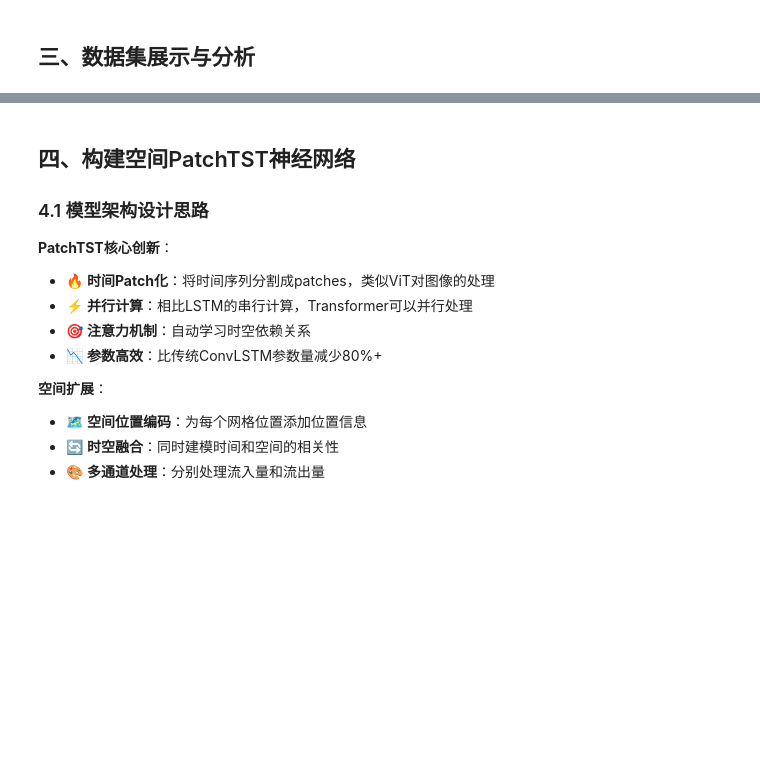
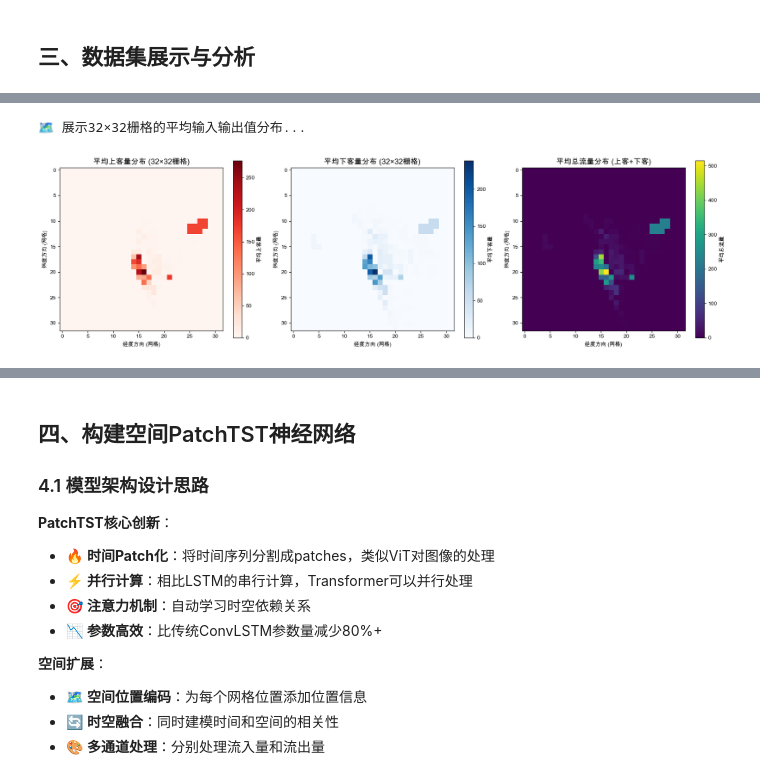
Before and after one commit to arkin-developer/notebooks, a Jupyter notebook: spatiotemporal-forecasting/spatiotemporal-forecasting.ipynb, the cells around one changed output, grey strips where cells are left out. Cells and saved outputs as stored; diff of their text form; code cells hidden in the pictures; blank space fills up the shorter version.

```diff
--- a/spatiotemporal-forecasting/spatiotemporal-forecasting.ipynb
+++ b/spatiotemporal-forecasting/spatiotemporal-forecasting.ipynb
@@ -338,0 +630,79 @@ print("\n🎉 数据下载完成！")
+# %%
+# 如果存在32x32栅格数据，展示平均输入输出值的空间分布
+grid_32x32_paths = [
+    os.path.join("./data", "nyc_taxi_grid_32x32.npz"),
+    os.path.join("./spatiotemporal-forecasting/data", "nyc_taxi_grid_32x32.npz")
+]
+
+grid_32x32_path = None
+for path in grid_32x32_paths:
+    if os.path.exists(path):
+        grid_32x32_path = path
+        break
+
+if grid_32x32_path:
+    print("🗺️ 展示32×32栅格的平均输入输出值分布...")
+
+    # 加载32x32栅格数据
+    grid_data = np.load(grid_32x32_path, allow_pickle=True)
+    grid_array = grid_data['data']  # [T, 2, 32, 32]
+    grid_info_32x32 = grid_data['grid_info'].item()
+
+    # 计算平均输入输出值
+    avg_pickup = np.mean(grid_array[:, 0, :, :], axis=0)  # 平均上客量 [32, 32]
+    avg_dropoff = np.mean(grid_array[:, 1, :, :], axis=0)  # 平均下客量 [32, 32]
+
+    # 创建可视化
+    fig, axes = plt.subplots(1, 3, figsize=(18, 5))
+
+    # 上客量热力图
+    im1 = axes[0].imshow(avg_pickup, cmap='Reds', aspect='equal')
+    axes[0].set_title('平均上客量分布 (32×32栅格)', fontsize=14, fontweight='bold')
+    axes[0].set_xlabel('经度方向 (网格)')
+    axes[0].set_ylabel('纬度方向 (网格)')
+    plt.colorbar(im1, ax=axes[0], label='平均上客量')
+
+    # 下客量热力图
+    im2 = axes[1].imshow(avg_dropoff, cmap='Blues', aspect='equal')
+    axes[1].set_title('平均下客量分布 (32×32栅格)', fontsize=14, fontweight='bold')
+    axes[1].set_xlabel('经度方向 (网格)')
+    axes[1].set_ylabel('纬度方向 (网格)')
+    plt.colorbar(im2, ax=axes[1], label='平均下客量')
+
+    # 总流量热力图 (上客+下客)
+    total_flow = avg_pickup + avg_dropoff
+    im3 = axes[2].imshow(total_flow, cmap='viridis', aspect='equal')
+    axes[2].set_title('平均总流量分布 (上客+下客)', fontsize=14, fontweight='bold')
+    axes[2].set_xlabel('经度方向 (网格)')
+    axes[2].set_ylabel('纬度方向 (网格)')
+    plt.colorbar(im3, ax=axes[2], label='平均总流量')
+
+    plt.tight_layout()
+    plt.show()
+
+    # 统计信息
+    print(f"\n📈 32×32栅格统计信息:")
+    print(f"   • 上客量: 平均={avg_pickup.mean():.2f}, 最大={avg_pickup.max():.2f}, 最小={avg_pickup.min():.2f}")
+    print(f"   • 下客量: 平均={avg_dropoff.mean():.2f}, 最大={avg_dropoff.max():.2f}, 最小={avg_dropoff.min():.2f}")
+    print(f"   • 总流量: 平均={total_flow.mean():.2f}, 最大={total_flow.max():.2f}, 最小={total_flow.min():.2f}")
+
+    # 找出热点区域 (前5个最高流量的网格)
+    flat_total = total_flow.flatten()
+    top5_indices = np.argsort(flat_total)[-5:][::-1]
+    top5_coords = [(idx // 32, idx % 32) for idx in top5_indices]
+
+    print(f"\n🔥 流量热点区域 (前5名):")
+    for i, (y, x) in enumerate(top5_coords):
+        pickup_val = avg_pickup[y, x]
+        dropoff_val = avg_dropoff[y, x]
+        total_val = total_flow[y, x]
+        print(f"   {i+1}. 网格({y:2d},{x:2d}): 上客={pickup_val:.1f}, 下客={dropoff_val:.1f}, 总计={total_val:.1f}")
+else:
+    print("❌ 未找到32×32栅格数据文件")
+    print("💡 请先运行数据下载和处理步骤，确保生成了 nyc_taxi_grid_32x32.npz 文件")
+    print("   搜索路径:")
+    for path in grid_32x32_paths:
+        print(f"   - {path} ({'存在' if os.path.exists(path) else '不存在'})")
+# %% [output]
+🗺️ 展示32×32栅格的平均输入输出值分布...
+[figure, added]
```
Also changed, not shown: parts of 13 cells of this notebook, 2 other files.
